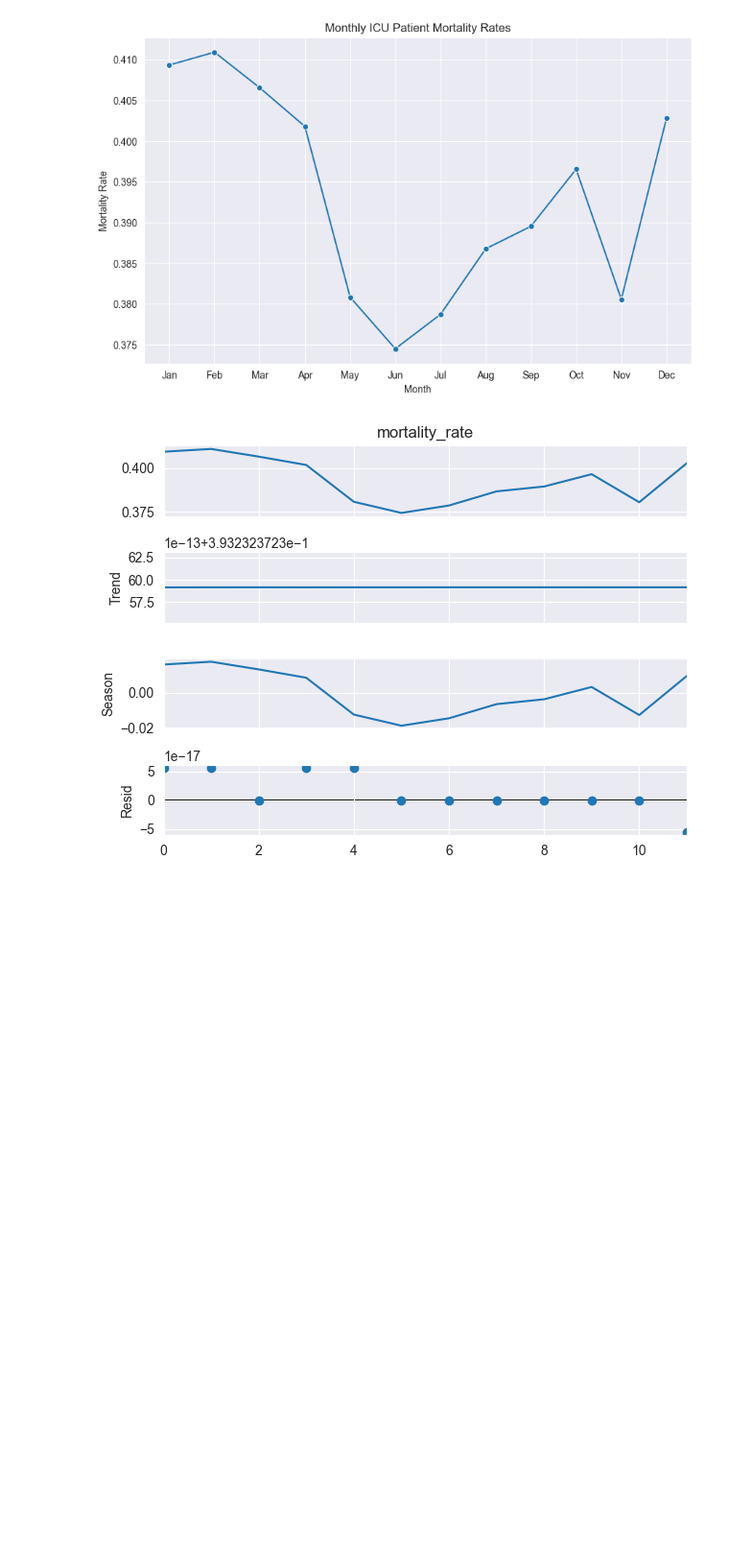
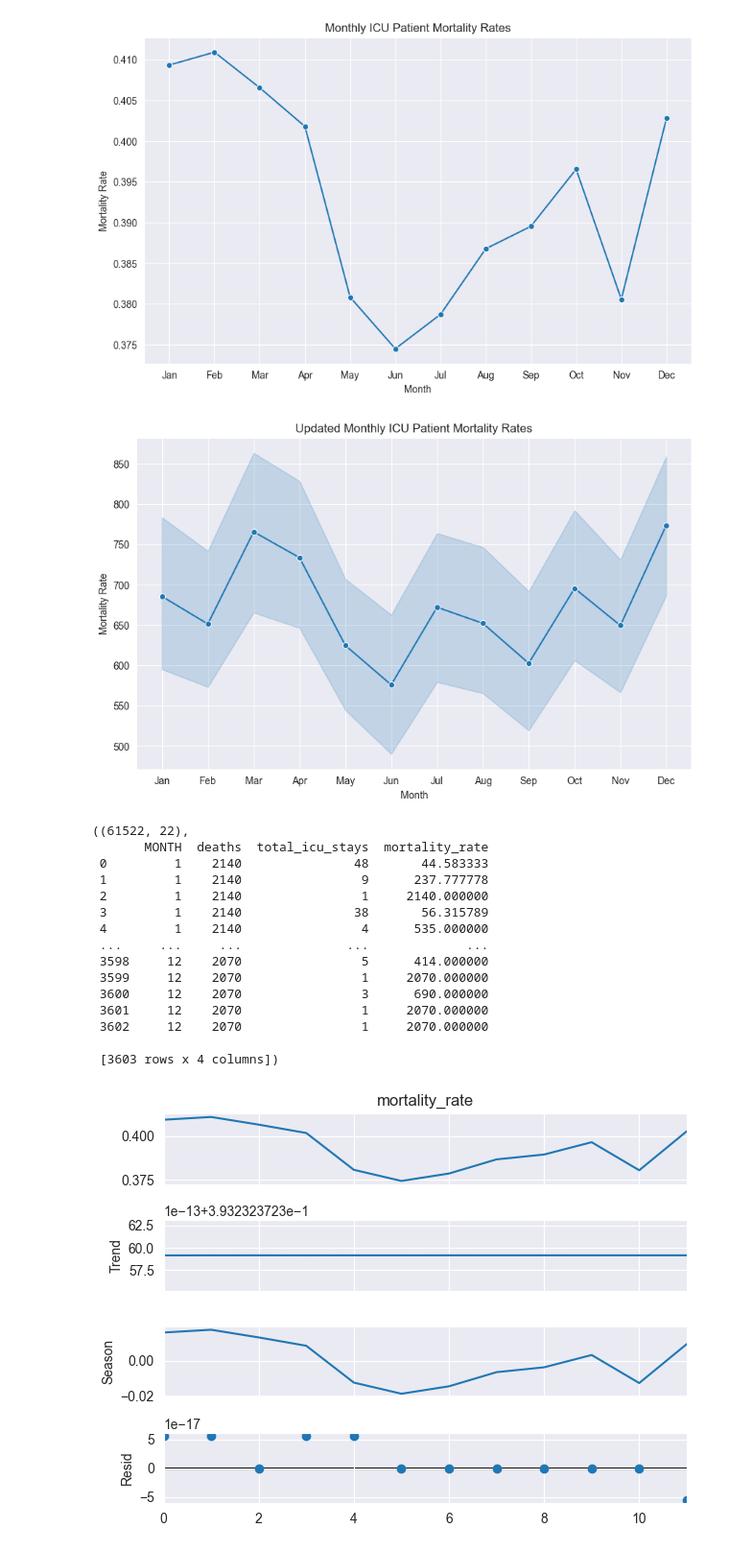
Before and after one commit to Math2130/MIMIC-III-Mortality-Analysis, a Jupyter notebook: VisualizationTime.ipynb, the cells around one changed output. Shown at 96% size. Saved outputs shown, nothing was run; the diff lists cells and outputs as text; code cells hidden in the pictures; blank space fills up the shorter version.

Commit message:
Add plots for demographics

```diff
--- a/VisualizationTime.ipynb
+++ b/VisualizationTime.ipynb
@@ -126,6 +125,79 @@ plt.grid(True)
 plt.show()
 # %% [output]
 [figure]
+# %%
+# Initialize a DataFrame to keep track of ICU stays per month for each patient using pd.concat
+monthly_icu_counts_list = []
+
+# Create a range of dates for each month in the dataset
+date_range = pd.date_range(final_df['ADMITTIME'].min(), final_df['ADMITTIME'].max(), freq='MS')
+
+# Loop over each month and count ICU stays that fall within it, ensuring patients are counted once per month
+for start_date in date_range:
+    # The end of the month is the start of the next month minus one day
+    end_date = start_date + pd.offsets.MonthEnd(0)
+    month = start_date.month
+
+    # Check if any part of the ICU stay falls within the month
+    icu_stays_this_month = final_df[((final_df['INTIME'] <= end_date) & (final_df['OUTTIME'] >= start_date))]
+
+    # Deduplicate patient stays within the same month
+    unique_stays_this_month = icu_stays_this_month.drop_duplicates(subset=['SUBJECT_ID', 'MONTH'])
+
+    # Count the number of unique stays
+    monthly_count = unique_stays_this_month.groupby('MONTH').agg(
+        total_icu_stays=('SUBJECT_ID', 'count')
+    ).rename(index={start_date.month: month})
+
+    # Append the monthly count to the tracking list
+    monthly_icu_counts_list.append(monthly_count)
+
+# Concatenate the list into a DataFrame
+monthly_icu_counts = pd.concat(monthly_icu_counts_list)
+
+# Merge this with the previous monthly_mortality DataFrame to get the corrected total ICU stays per month
+monthly_mortality_updated = pd.merge(
+    monthly_mortality[['MONTH', 'deaths']],
+    monthly_icu_counts,
+    on='MONTH',
+    how='left'
+)
+
+# Recalculate the mortality rate
+monthly_mortality_updated['mortality_rate'] = monthly_mortality_updated['deaths'] / monthly_mortality_updated['total_icu_stays']
+
+# Plotting the corrected mortality rate by month
+plt.figure(figsize=(10, 6))
+sns.lineplot(data=monthly_mortality_updated, x='MONTH', y='mortality_rate', marker='o')
+plt.title('Updated Monthly ICU Patient Mortality Rates')
+plt.xlabel('Month')
+plt.ylabel('Mortality Rate')
+
+# Set the x-ticks to match the unique months in the data
+unique_months = monthly_mortality_updated['MONTH'].unique()
+plt.xticks(unique_months, labels=['Jan', 'Feb', 'Mar', 'Apr', 'May', 'Jun', 'Jul', 'Aug', 'Sep', 'Oct', 'Nov', 'Dec'][:len(unique_months)])
+plt.grid(True)
+plt.show()
+
+# Return the shape of the final dataframe and the updated monthly mortality data for reference
+final_df.shape, monthly_mortality_updated
+# %% [output]
+[figure, added]
+((61522, 22),
+       MONTH  deaths  total_icu_stays  mortality_rate
+ 0         1    2140               48       44.583333
+ 1         1    2140                9      237.777778
+ 2         1    2140                1     2140.000000
+ 3         1    2140               38       56.315789
+ 4         1    2140                4      535.000000
+ ...     ...     ...              ...             ...
+ 3598     12    2070                5      414.000000
+ 3599     12    2070                1     2070.000000
+ 3600     12    2070                3      690.000000
+ 3601     12    2070                1     2070.000000
+ 3602     12    2070                1     2070.000000
+
+ [3603 rows x 4 columns])
 # %%
 from statsmodels.tsa.seasonal import STL
 
```
Also changed, not shown: parts of 1 cell of this notebook, 1 other file.
